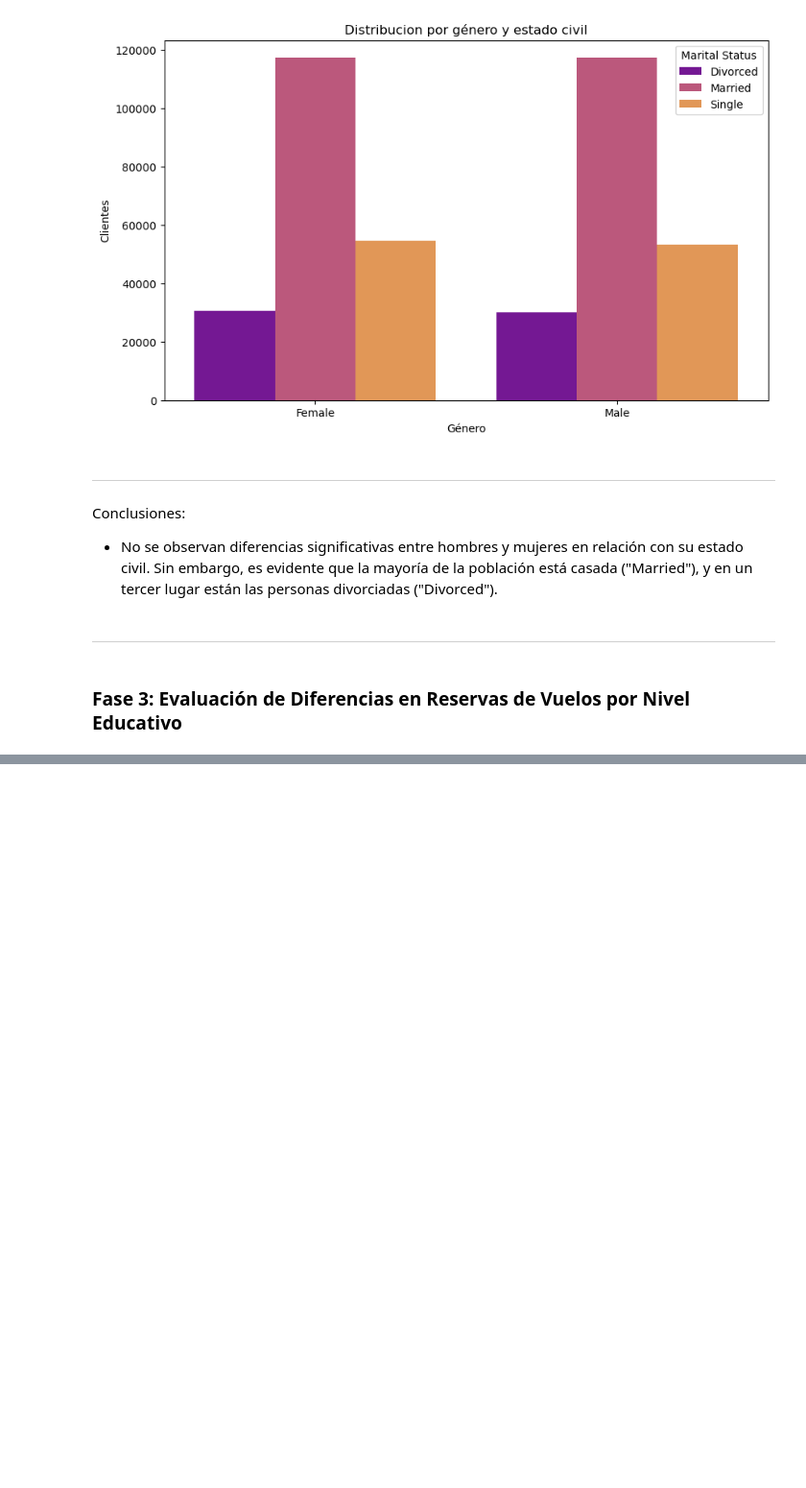
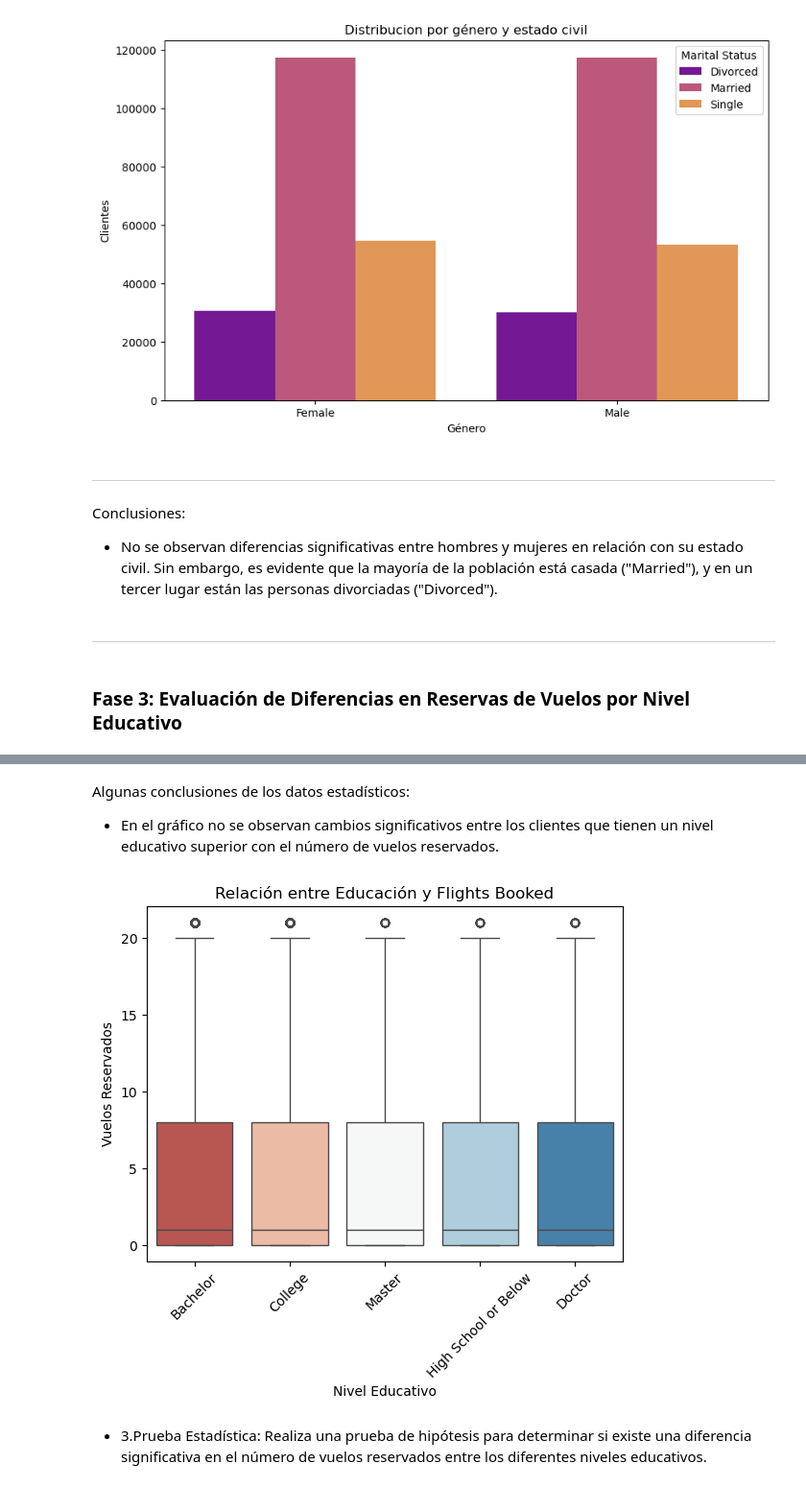
Before and after one commit to Adalab/bda-modulo-3-evaluacion-final-BrigitteManriqueB, a Jupyter notebook: Evaluacion_Final_Modulo_3.ipynb, the cells around one changed output, grey strips where cells are left out. Shown at 96% size. Saved outputs shown, nothing was run; the diff lists cells and outputs as text; code cells hidden in the pictures; blank space fills up the shorter version.

```diff
--- a/Evaluacion_Final_Modulo_3.ipynb
+++ b/Evaluacion_Final_Modulo_3.ipynb
@@ -1168,0 +1167,5 @@ significativa en el número de vuelos reservados entre los diferentes niveles ed
+# %%
+# Filtro los datos incluyendo solo las columnas que me interesan.
+
+df_filtrado = df_merge[['Education', 'Flights Booked']]
+df_filtrado
@@ -1168,0 +1208,24 @@ significativa en el número de vuelos reservados entre los diferentes niveles ed
+# %% [markdown]
+Algunas conclusiones de los datos estadísticos:
+- En el gráfico no se observan cambios significativos entre los clientes que tienen un nivel educativo superior con el número de vuelos reservados.
+# %%
+# Hacer un boxplot para visualizar mejor distribuición entre estas dos columnas
+
+sns.boxplot(x='Education',
+            y='Flights Booked',
+            hue='Education',
+            data=df_filtrado,
+            palette='RdBu',
+            legend=False)
+plt.title('Relación entre Educación y Flights Booked')
+plt.xlabel('Nivel Educativo')
+plt.ylabel('Vuelos Reservados')
+plt.xticks(rotation=45)
+
+
+plt.show()
+# %% [output]
+[figure, added]
+# %% [markdown]
+- 3.Prueba Estadística: Realiza una prueba de hipótesis para determinar si existe una diferencia
+significativa en el número de vuelos reservados entre los diferentes niveles educativos.
```
Also changed, not shown: parts of 5 cells of this notebook.
